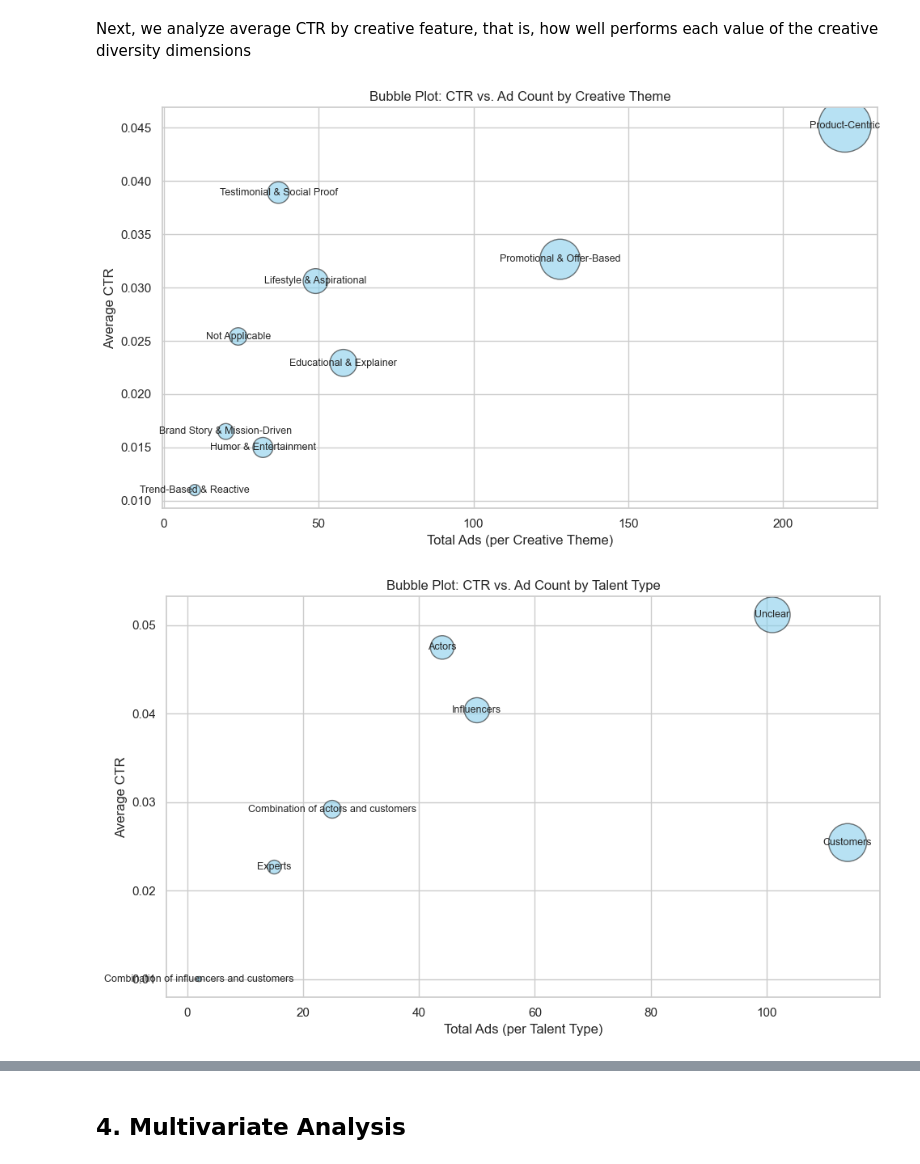
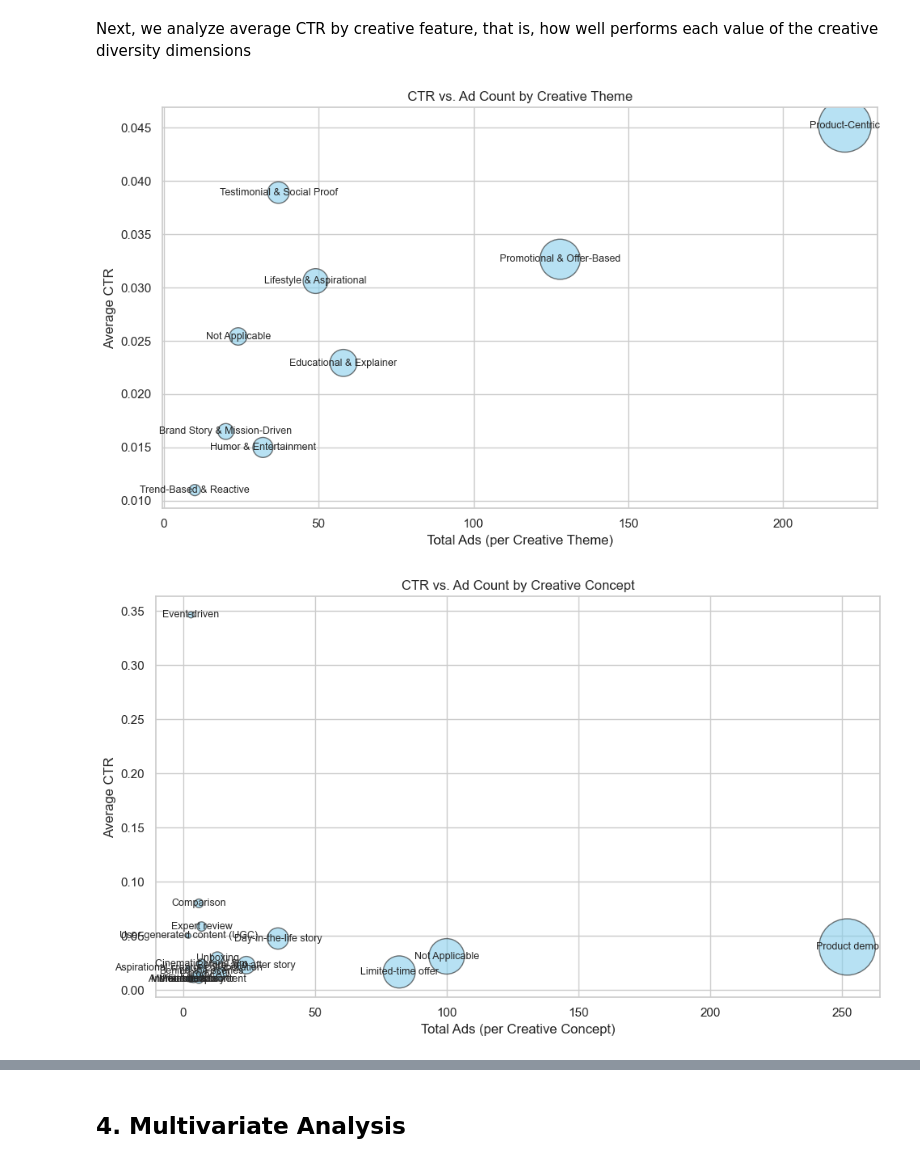
Before and after one commit to camilojaure/NarrativeLens, a Jupyter notebook: src/modeling/regression_analysis_thesis.ipynb, the cells around one changed output, grey strips where cells are left out. Cells and saved outputs as stored; diff of their text form; code cells hidden in the pictures.

```diff
--- a/src/modeling/regression_analysis_thesis.ipynb
+++ b/src/modeling/regression_analysis_thesis.ipynb
@@ -65,6 +65,10 @@ None
 # %%
 # Fill NaN values in 'talent_type' with 'None'
 df['talent_type'] = np.where(df['talent_type'].isna(), 'None', df['talent_type'])
+
+# Fill NaN values in 'creative_concept' with 'Not Applicable'
+df['creative_concept'].fillna('Not Applicable', inplace=True)
+
 # Check for NaN values in the dataset
 print("NaN values in dataset after filling 'talent_type':")
 print(df.isna().sum())
@@ -114,7 +124,7 @@ plt.show()
 # %% [markdown]
 ### Ad Counts by Creative Feature
 # %%
-creative_features = ['creative_theme', 'talent_type', 'demographic_representation', 'audience_focus']
+creative_features = ['creative_theme', 'creative_concept', 'talent_type', 'audience_focus']
 
 fig, axes = plt.subplots(2, 2, figsize=(18, 10), sharey=False)
 axes = axes.flatten()
@@ -164,7 +174,7 @@ def plot_feature_bubble(df, feature):
     )
     plt.xlabel(f"Total Ads (per {feature.replace('_', ' ').title()})")
     plt.ylabel("Average CTR")
-    plt.title(f"Bubble Plot: CTR vs. Ad Count by {feature.replace('_', ' ').title()}")
+    plt.title(f"CTR vs. Ad Count by {feature.replace('_', ' ').title()}")
 
     # Annotate each bubble with the feature value
     for i, val in enumerate(values):
@@ -176,8 +186,8 @@ def plot_feature_bubble(df, feature):
     plt.tight_layout()
     plt.show()
 # %%
-for feature in creative_features:
+for feature in ['creative_theme', 'creative_concept', 'talent_type']:
     plot_feature_bubble(df, feature)
 # %% [output]
-[figure, old version]
+[figure, new version]
-[figure, old version]
+[figure, new version]
```
Also changed, not shown: parts of 10 cells of this notebook, 2 other files.
